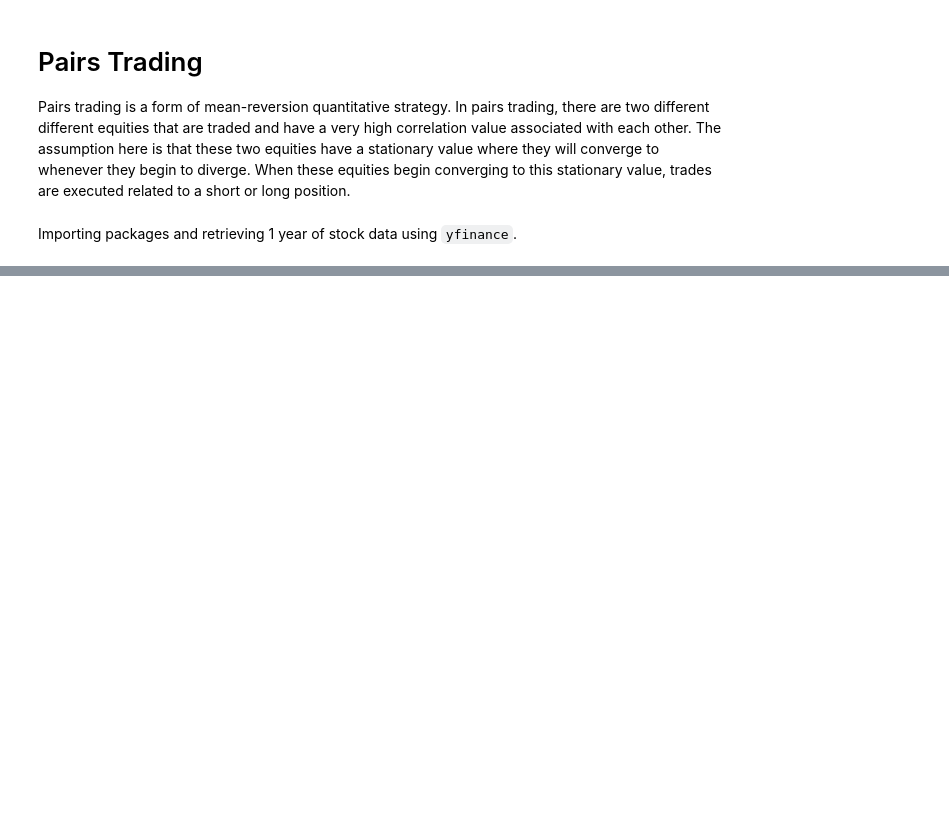
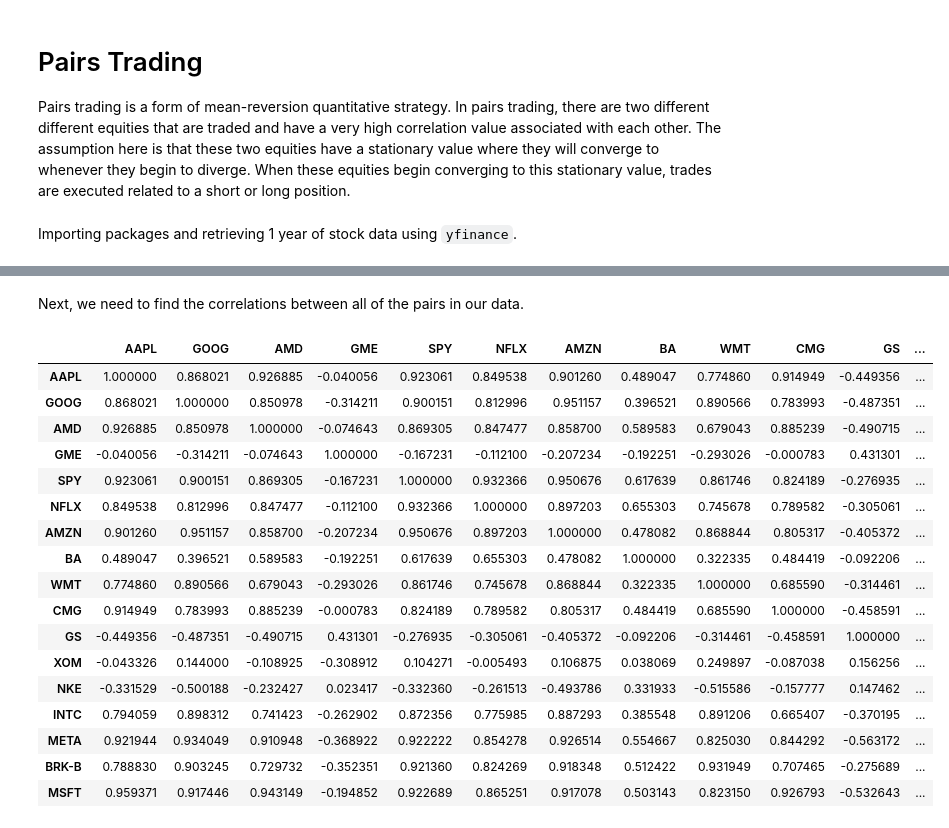
Before and after one commit to AnthonyLovesCoffee/pairs-trading-model, a Jupyter notebook: pairs_trading.ipynb, the cells around one changed output, grey strips where cells are left out. Cells and saved outputs as stored; diff of their text form; code cells hidden in the pictures; blank space fills up the shorter version.

```diff
--- a/pairs_trading.ipynb
+++ b/pairs_trading.ipynb
@@ -50,3 +52,27 @@ stock_data.tail()
 | 2023-10-24 | 172.557007 | 139.776733 | 101.669998 | 14.04 | 419.259949 | 413.730011 | 128.559998 | 182.360001 | 53.691868 | 37.101799 | 291.160309 | ... |
 | 2023-10-25 | 170.228912 | 126.359680 | 96.059998 | 13.71 | 413.242615 | 411.250000 | 121.389999 | 177.729996 | 53.530708 | 36.837399 | 288.805176 | ... |
 | 2023-10-26 | 166.040359 | 123.137604 | 93.669998 | 13.50 | 408.294220 | 403.540009 | 119.570000 | 179.089996 | 53.205105 | 36.129398 | 289.028992 | ... |
+# %% [markdown]
+Next, we need to find the correlations between all of the pairs in our data.
+# %%
+correlation_matrix = stock_data.corr()
+correlation_matrix
+# %% [output]
+|  | AAPL | GOOG | AMD | GME | SPY | NFLX | AMZN | BA | WMT | CMG | GS | ... |
+| AAPL | 1.000000 | 0.868021 | 0.926885 | -0.040056 | 0.923061 | 0.849538 | 0.901260 | 0.489047 | 0.774860 | 0.914949 | -0.449356 | ... |
+| GOOG | 0.868021 | 1.000000 | 0.850978 | -0.314211 | 0.900151 | 0.812996 | 0.951157 | 0.396521 | 0.890566 | 0.783993 | -0.487351 | ... |
+| AMD | 0.926885 | 0.850978 | 1.000000 | -0.074643 | 0.869305 | 0.847477 | 0.858700 | 0.589583 | 0.679043 | 0.885239 | -0.490715 | ... |
+| GME | -0.040056 | -0.314211 | -0.074643 | 1.000000 | -0.167231 | -0.112100 | -0.207234 | -0.192251 | -0.293026 | -0.000783 | 0.431301 | ... |
+| SPY | 0.923061 | 0.900151 | 0.869305 | -0.167231 | 1.000000 | 0.932366 | 0.950676 | 0.617639 | 0.861746 | 0.824189 | -0.276935 | ... |
+| NFLX | 0.849538 | 0.812996 | 0.847477 | -0.112100 | 0.932366 | 1.000000 | 0.897203 | 0.655303 | 0.745678 | 0.789582 | -0.305061 | ... |
+| AMZN | 0.901260 | 0.951157 | 0.858700 | -0.207234 | 0.950676 | 0.897203 | 1.000000 | 0.478082 | 0.868844 | 0.805317 | -0.405372 | ... |
+| BA | 0.489047 | 0.396521 | 0.589583 | -0.192251 | 0.617639 | 0.655303 | 0.478082 | 1.000000 | 0.322335 | 0.484419 | -0.092206 | ... |
+| WMT | 0.774860 | 0.890566 | 0.679043 | -0.293026 | 0.861746 | 0.745678 | 0.868844 | 0.322335 | 1.000000 | 0.685590 | -0.314461 | ... |
+| CMG | 0.914949 | 0.783993 | 0.885239 | -0.000783 | 0.824189 | 0.789582 | 0.805317 | 0.484419 | 0.685590 | 1.000000 | -0.458591 | ... |
+| GS | -0.449356 | -0.487351 | -0.490715 | 0.431301 | -0.276935 | -0.305061 | -0.405372 | -0.092206 | -0.314461 | -0.458591 | 1.000000 | ... |
+| XOM | -0.043326 | 0.144000 | -0.108925 | -0.308912 | 0.104271 | -0.005493 | 0.106875 | 0.038069 | 0.249897 | -0.087038 | 0.156256 | ... |
+| NKE | -0.331529 | -0.500188 | -0.232427 | 0.023417 | -0.332360 | -0.261513 | -0.493786 | 0.331933 | -0.515586 | -0.157777 | 0.147462 | ... |
+| INTC | 0.794059 | 0.898312 | 0.741423 | -0.262902 | 0.872356 | 0.775985 | 0.887293 | 0.385548 | 0.891206 | 0.665407 | -0.370195 | ... |
+| META | 0.921944 | 0.934049 | 0.910948 | -0.368922 | 0.922222 | 0.854278 | 0.926514 | 0.554667 | 0.825030 | 0.844292 | -0.563172 | ... |
+| BRK-B | 0.788830 | 0.903245 | 0.729732 | -0.352351 | 0.921360 | 0.824269 | 0.918348 | 0.512422 | 0.931949 | 0.707465 | -0.275689 | ... |
+| MSFT | 0.959371 | 0.917446 | 0.943149 | -0.194852 | 0.922689 | 0.865251 | 0.917078 | 0.503143 | 0.823150 | 0.926793 | -0.532643 | ... |
```
Also changed, not shown: parts of 3 cells of this notebook.
